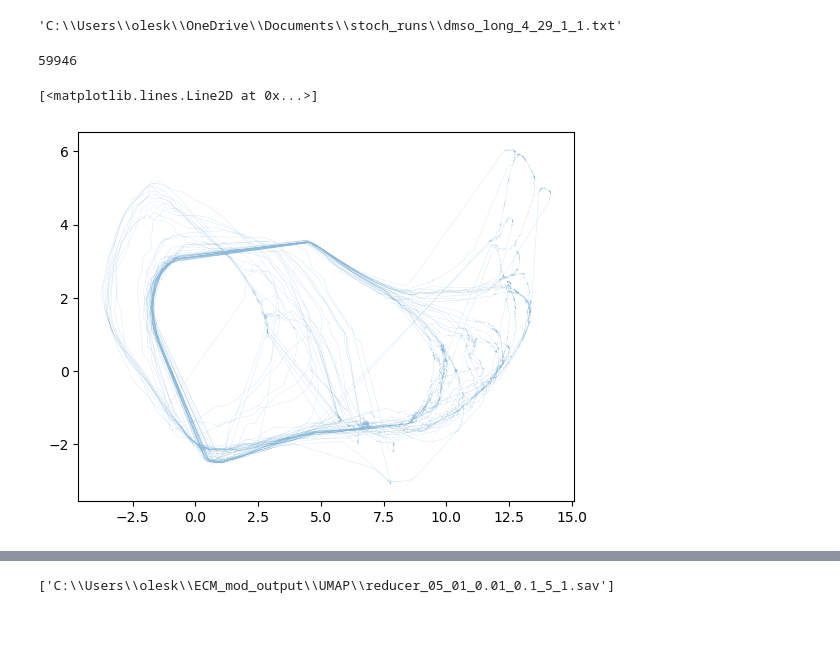
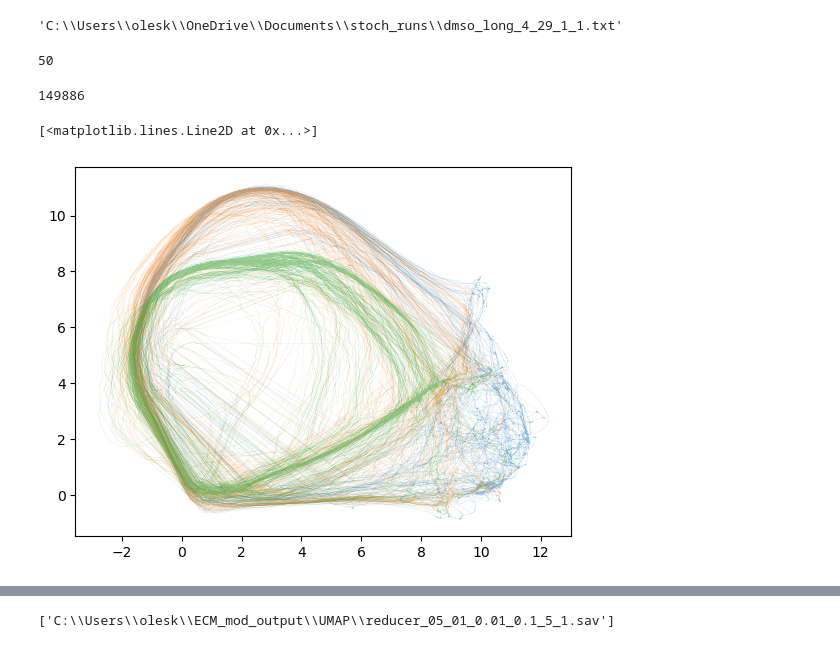
Before and after one commit to QuLab-VU/ECM_cell_cycle_model, a Jupyter notebook: umap_window/createReducerandPlot.ipynb, the cells around one changed output, grey strips where cells are left out. Saved outputs shown, nothing was run; the diff lists cells and outputs as text; code cells hidden in the pictures.

```diff
--- a/umap_window/createReducerandPlot.ipynb
+++ b/umap_window/createReducerandPlot.ipynb
@@ -55,15 +55,15 @@ min_d = 0.05
 #Important params to set the window size and step time distance
 init_dt = 0.01                #initial dt from the raw model output
 dt = 0.1                      #dt for umap window
-window = 5                    #window size in hours
-time_step = 0.5                 #time step between windows
+window = 4                    #window size in hours
+time_step = 0.2                 #time step between windows
 
 #umap params
-neighbs = 250
+neighbs = 100
 min_d = 0.05
 
 #reducer save name
-r_name = f'\\reducer_05_01_{init_dt}_{dt}_{window}_{time_step}.sav'
+r_name = f'\\reducer_05_09_{init_dt}_{dt}_{window}_{time_step}.sav'
 # %%
 # %% [output]
 'C:\\Users\\olesk\\OneDrive\\Documents\\stoch_runs\\dmso_long_4_29_1_1.txt'
@@ -138,11 +138,13 @@ def load_norm_data(filenames, time_file, init_dt, dt, window, time_step):
 # %%
 all_prot_tmp, all_time_tmp, all_time_at_tmp = load_norm_data(filenames, 't_4-9_3_3.txt', init_dt, dt, window, time_step)
 # %%
-all_time_at_tmp
+int(window/dt)
+# %% [output]
+50
 # %%
-len(embedding_all_prot)
+len(all_prot_tmp)
 # %% [output]
-59946
+149886
 # %%
 reducer = umap.UMAP(
         n_neighbors=neighbs,
@@ -158,7 +160,9 @@ embedding_all_prot = reducer.transform(all_prot_tmp)
 import matplotlib.pyplot as plt
 # %%
 fig = plt.figure()
-plt.plot(embedding_all_prot[3*9991:4*9991,0], embedding_all_prot[3*9991:4*9991,1], lw=0.1, alpha=0.5)
+plt.plot(embedding_all_prot[3*24981:4*24981,0], embedding_all_prot[3*24981:4*24981,1], lw=0.1, alpha=0.5)
+plt.plot(embedding_all_prot[4*24981:5*24981,0], embedding_all_prot[4*24981:5*24981,1], lw=0.1, alpha=0.5)
+plt.plot(embedding_all_prot[5*24981:6*24981,0], embedding_all_prot[5*24981:6*24981,1], lw=0.1, alpha=0.5)
 # %% [output]
 [<matplotlib.lines.Line2D at 0x...>]
-[figure, old version]
+[figure, new version]
```
Also changed, not shown: parts of 10 cells of this notebook, 18 other files.
